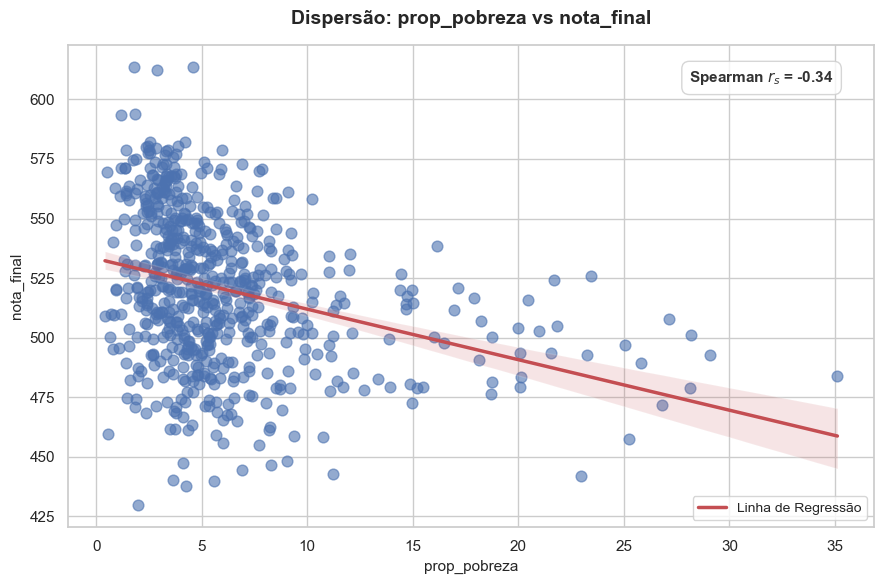
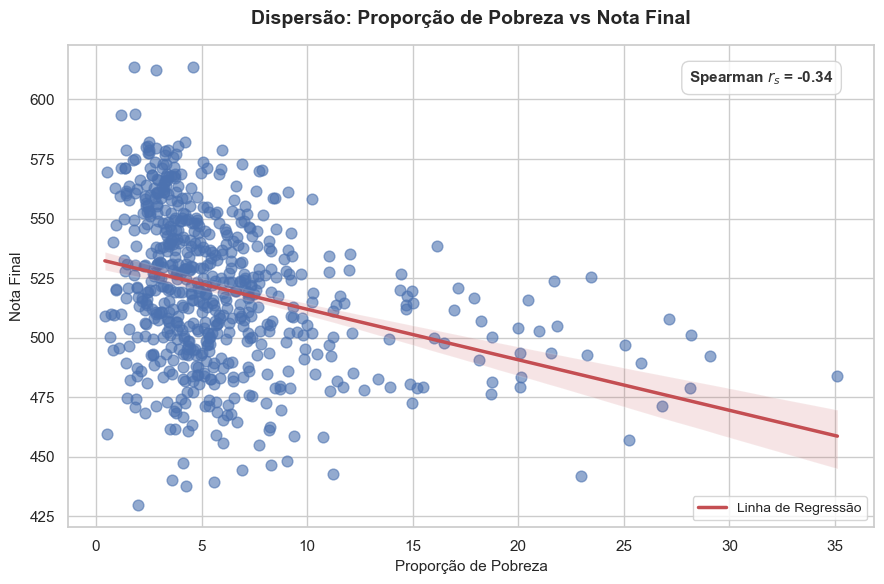
The change to this notebook cell's code, shown as a diff; its figure went from the first image to the second:
--- before
+++ after
@@ -1,4 +1,6 @@
 variavel_y = 'nota_final'
 variavel_x = 'prop_pobreza'
+nome_y = 'Nota Final'
+nome_x = 'Proporção de Pobreza'
 
 # 1. Calcula a correlação de Pearson dinamicamente para essas duas variáveis
@@ -31,7 +33,7 @@
 
 # Títulos e rótulos
-plt.title(f'Dispersão: {variavel_x} vs {variavel_y}', fontsize=14, pad=15, weight='bold')
-plt.xlabel(variavel_x, fontsize=11)
-plt.ylabel(variavel_y, fontsize=11)
+plt.title(f'Dispersão: {nome_x} vs {nome_y}', fontsize=14, pad=15, weight='bold')
+plt.xlabel(nome_x, fontsize=11)
+plt.ylabel(nome_y, fontsize=11)
 
 # 4. Ativa a legenda na tela

Commit: Mais correções de labels de gráficos